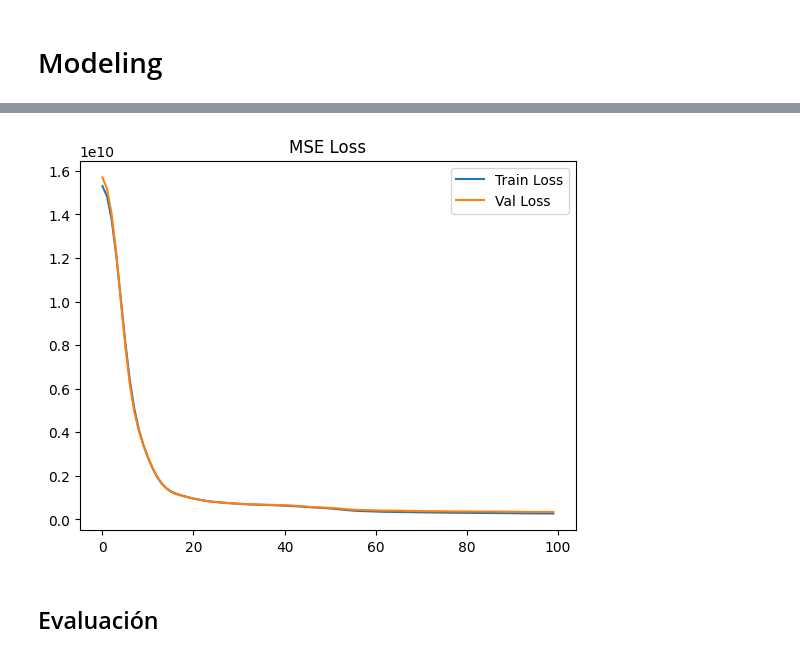
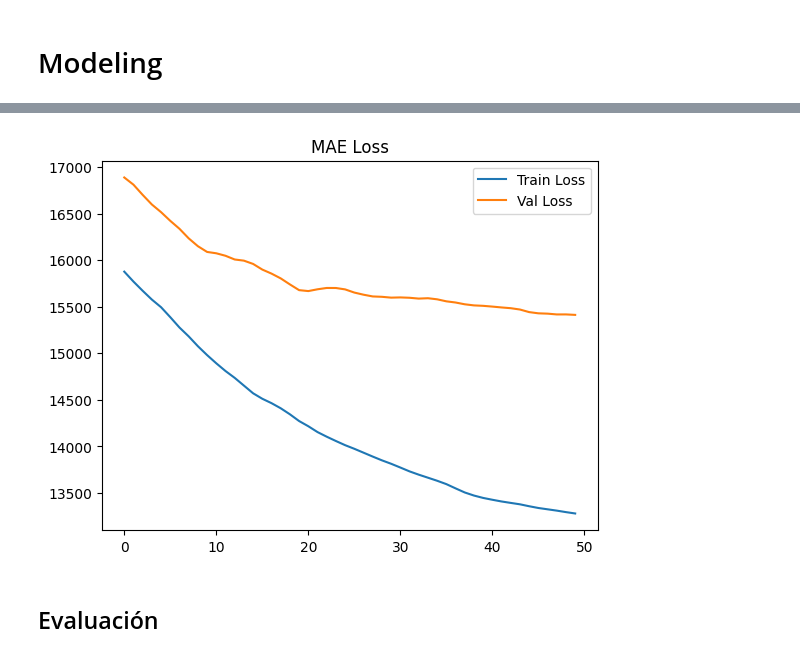
Before and after one commit to B1oko/AI_Project_2, a Jupyter notebook: Pablo/Mode_NN_simplel.ipynb, the cells around one changed output, grey strips where cells are left out. Cells and saved outputs as stored; diff of their text form; code cells hidden in the pictures.

```diff
--- a/Pablo/Mode_NN_simplel.ipynb
+++ b/Pablo/Mode_NN_simplel.ipynb
@@ -46,11 +40,3 @@ X_test = scaler.transform(X_test)
-# %%
-# Convertir a tensores
-X_train_tensor = torch.tensor(X_train, dtype=torch.float32)
-X_val_tensor = torch.tensor(X_val, dtype=torch.float32)
-X_test_tensor = torch.tensor(X_test, dtype=torch.float32)
-y_train_tensor = torch.tensor(y_train.values, dtype=torch.float32).view(-1, 1)
-y_val_tensor = torch.tensor(y_val.values, dtype=torch.float32).view(-1, 1)
-y_test_tensor = torch.tensor(y_test.values, dtype=torch.float32).view(-1, 1)
 # %% [markdown]
 # Modeling
 # %%
@@ -98,5 +86,6 @@ class RegressionEmbeddingNN(nn.Module):
 
 # Inicializar modelo, pérdida y optimizador
 model = RegressionNN()
-criterion = nn.MSELoss()
+# criterion = nn.MSELoss()
+criterion = nn.L1Loss()
 optimizer = optim.Adam(model.parameters(), lr=1e-3)
@@ -104,10 +96,6 @@ optimizer = optim.Adam(model.parameters(), lr=1e-3)
 # Entrenamiento del modelo
 epochs = 50000  # Ajusta según tu caso
 log_interval = 500
-
-train_loss_values = []
-val_loss_values = []
-
 
 for epoch in range(epochs):
     # --- TRAIN PHASE ---
@@ -144,10 +132,10 @@ for epoch in range(epochs):
 
         # (Opcional) Gráfica de pérdidas en tiempo real
         fig = plt.figure()
-        plt.plot(train_loss_values, label='Train Loss')
-        plt.plot(val_loss_values, label='Val Loss')
+        plt.plot(train_loss_values[-50:], label='Train Loss')
+        plt.plot(val_loss_values[-50:], label='Val Loss')
         plt.legend()
-        plt.title("MSE Loss")
+        plt.title("MAE Loss")
         plt.show()
         clear_output(wait=True)
 # %% [output]
@@ -155,4 +143,4 @@ Epoch [50000/50000] Train Loss: 269879808.0000 Val Loss: 343060000.0000
-[figure, old version]
+[figure, new version]
 # %% [markdown]
 ## Evaluación
 # %%
```
Also changed, not shown: parts of 7 cells of this notebook, 12 other files.
